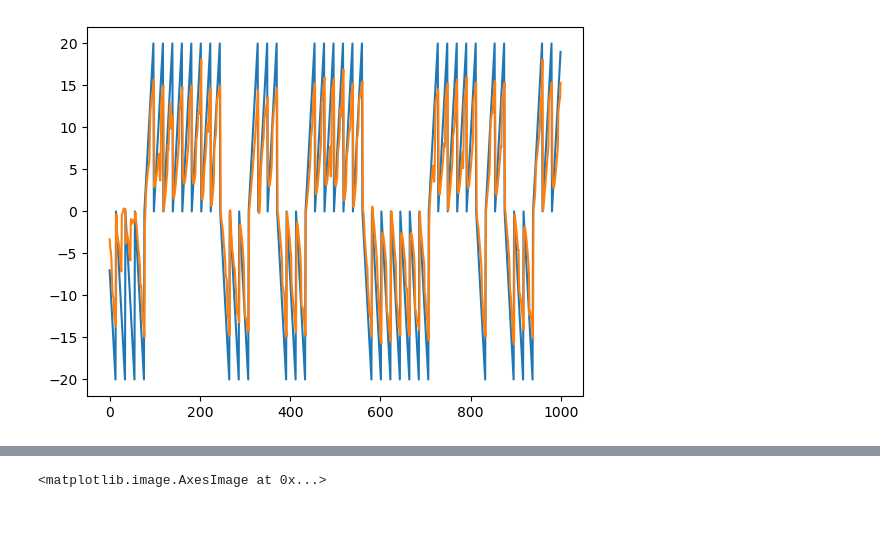
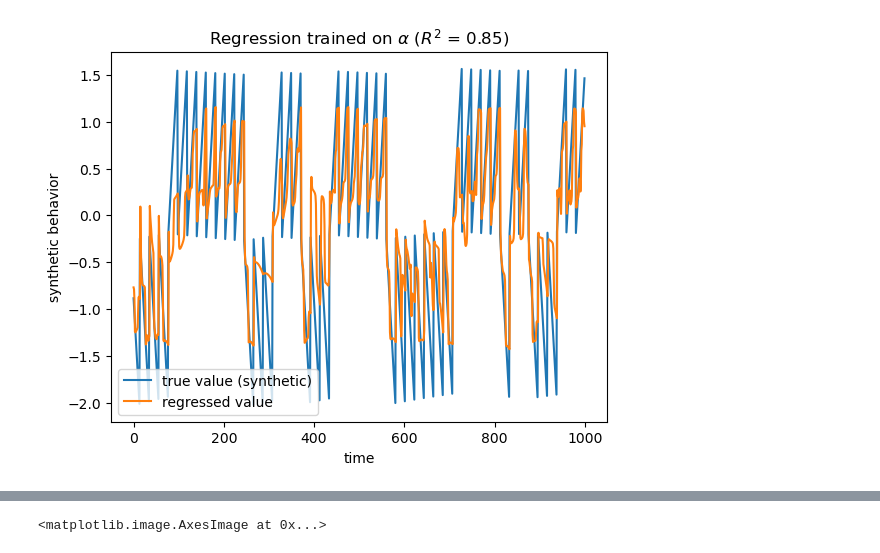
Before and after one commit to draeloslab/Bubblewrap, a Jupyter notebook: scripts/regressions.ipynb, the cells around one changed output, grey strips where cells are left out. Cells and saved outputs as stored; diff of their text form; code cells hidden in the pictures; blank space fills up the shorter version.

```diff
--- a/scripts/regressions.ipynb
+++ b/scripts/regressions.ipynb
@@ -6,2 +9,2 @@ import bubblewrap.input_sources.functional as fin
 # %%
-obs, beh = fin.get_from_saved_npz("jpca_reduced_sc.npz")
+obs, beh = fin.get_from_saved_npz("indy_full.npz")
@@ -7,0 +43,32 @@ obs, beh = fin.get_from_saved_npz("jpca_reduced_sc.npz")
+# %%
+results = {}
+true_values = {}
+for okey in output_keys:
+    results[okey] = {}
+    for ikey in input_keys:
+        print(f"{okey= } {ikey= }")
+        i, o = fin.clip(datasets[ikey], datasets[okey])
+
+        alpha_dict = fin.bwrap_alphas_ahead(input_arr=i, bw_params= bw.default_parameters.default_jpca_dataset_parameters, nsteps=[0,1])
+
+        a_current, a_ahead, o = fin.clip(alpha_dict[0], alpha_dict[1], o)
+
+        reg = bw.SymmetricNoisyRegressor(input_d=a_current.shape[1], output_d=o.shape[1], init_min_ratio=5)
+
+        pred = []
+
+        for i, (x, y) in enumerate(list(zip(a_current, o))[:-1]):
+            reg.safe_observe(x, y)
+            pred.append(reg.predict(a_ahead[i]))
+
+        pred = np.array(pred)
+        if len(pred.shape) == 1:
+            pred = pred.reshape(-1,1)
+        results[okey][ikey] = pred
+
+        if okey not in true_values:
+            true_values[okey] = o[1:]
+
+        # err = np.squeeze(br.behavior_error_history[1][-1000:])
+        # pred = np.squeeze(br.behavior_pred_history[1][-1000:])
+        # correct = pred - err
@@ -40,8 +165,14 @@ print(np.corrcoef(preds[:],cb[:])[0,1])
 # %%
 %matplotlib inline
 fig, ax = plt.subplots()
 
-ax.plot(cb)
-ax.plot(preds);
+p, t = do_regression(datasets['s3(z([s(neural), behavior]))'], datasets['z(behavior)'], method=1, num=60)
+
+ax.plot(t)
+ax.plot(p);
+ax.set_xlabel('time')
+ax.set_ylabel('synthetic behavior')
+ax.set_title(f"Regression trained on $\\alpha$ ($R^2$ = {np.corrcoef(p,t)[0,1]:.2f})")
+ax.legend(['true value (synthetic)', 'regressed value']);
 # %% [output]
-[figure, old version]
+[figure, new version]
```
Also changed, not shown: parts of 21 cells of this notebook, 5 other files.
